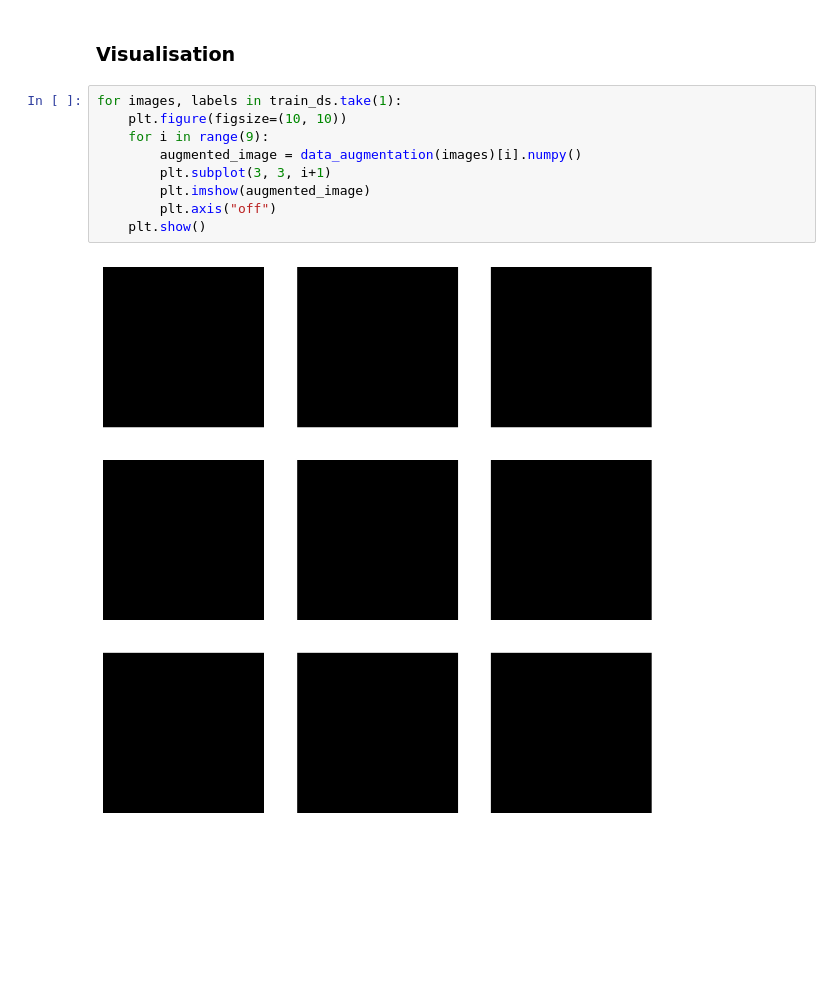
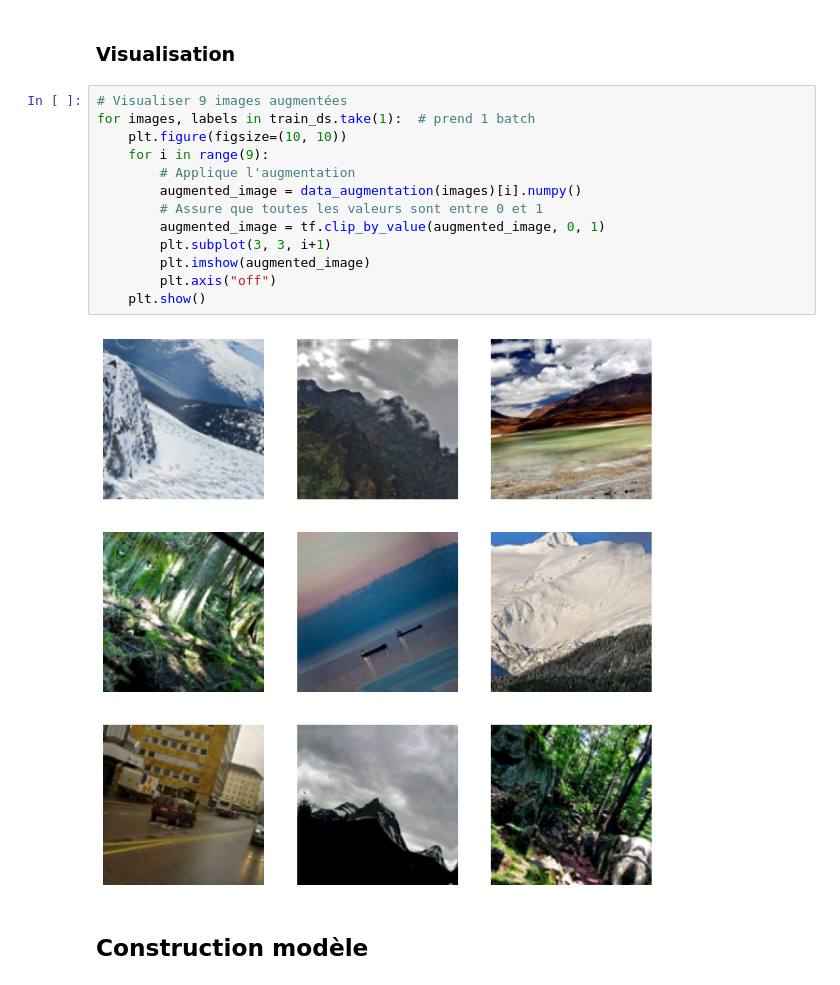
Before and after one commit to jenniakato/DL_Project, a Jupyter notebook: DL_Project_v1.ipynb, the cells around one changed output. Drawn from its saved outputs; the diff is of its cells as text; blank space fills up the shorter version.

Commit message:
version avec l'image résulatant des augmentation des données et de l'entrainement avec 15 EPOCH

```diff
--- a/DL_Project_v1.ipynb
+++ b/DL_Project_v1.ipynb
@@ -80,13 +84,19 @@ data_augmentation = tf.keras.Sequential([
 # %% [markdown]
 ### Visualisation
 # %%
-for images, labels in train_ds.take(1):
+# Visualiser 9 images augmentées
+for images, labels in train_ds.take(1):  # prend 1 batch
     plt.figure(figsize=(10, 10))
     for i in range(9):
+        # Applique l'augmentation
         augmented_image = data_augmentation(images)[i].numpy()
+        # Assure que toutes les valeurs sont entre 0 et 1
+        augmented_image = tf.clip_by_value(augmented_image, 0, 1)
         plt.subplot(3, 3, i+1)
         plt.imshow(augmented_image)
         plt.axis("off")
     plt.show()
 # %% [output]
-[figure, old version]
+[figure, new version]
+# %% [markdown]
+## Construction modèle
```
Also changed, not shown: parts of 6 cells of this notebook.
